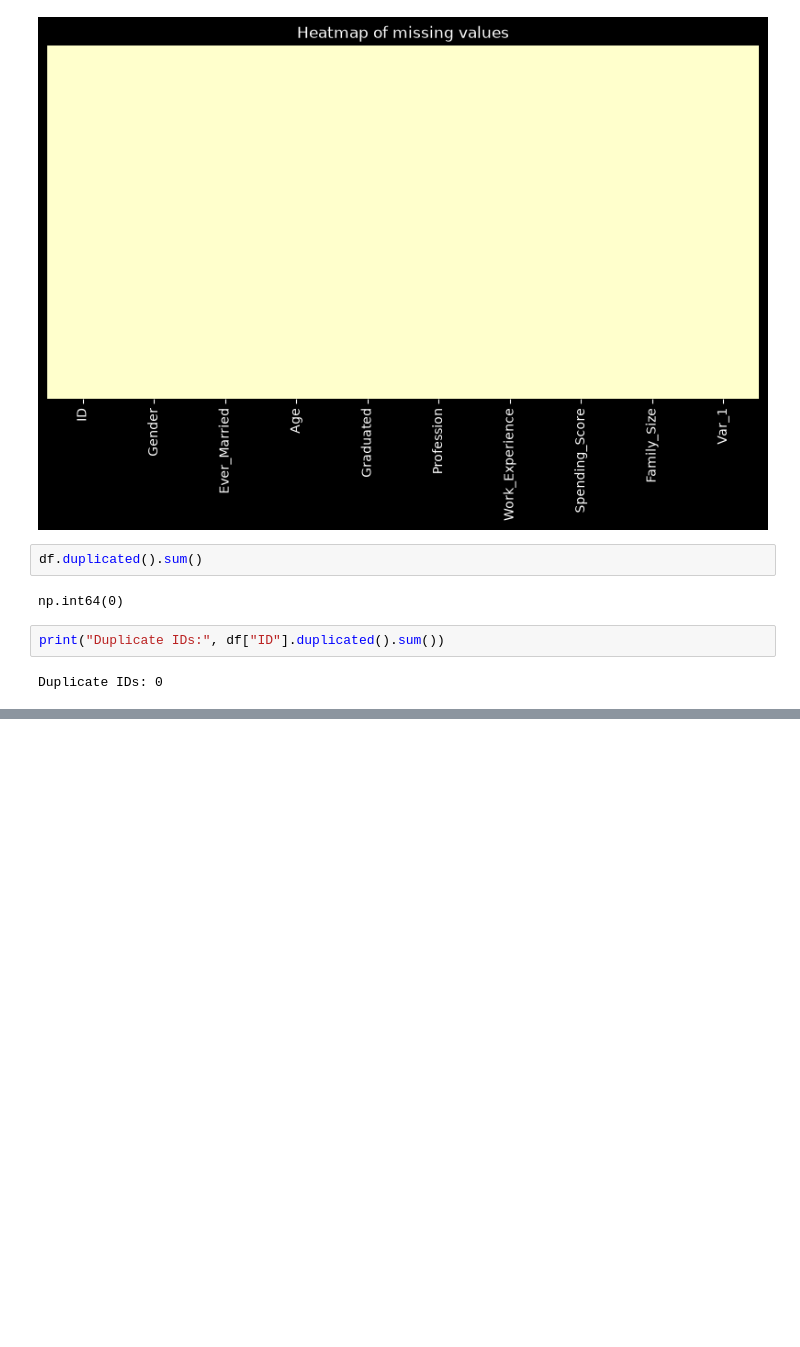
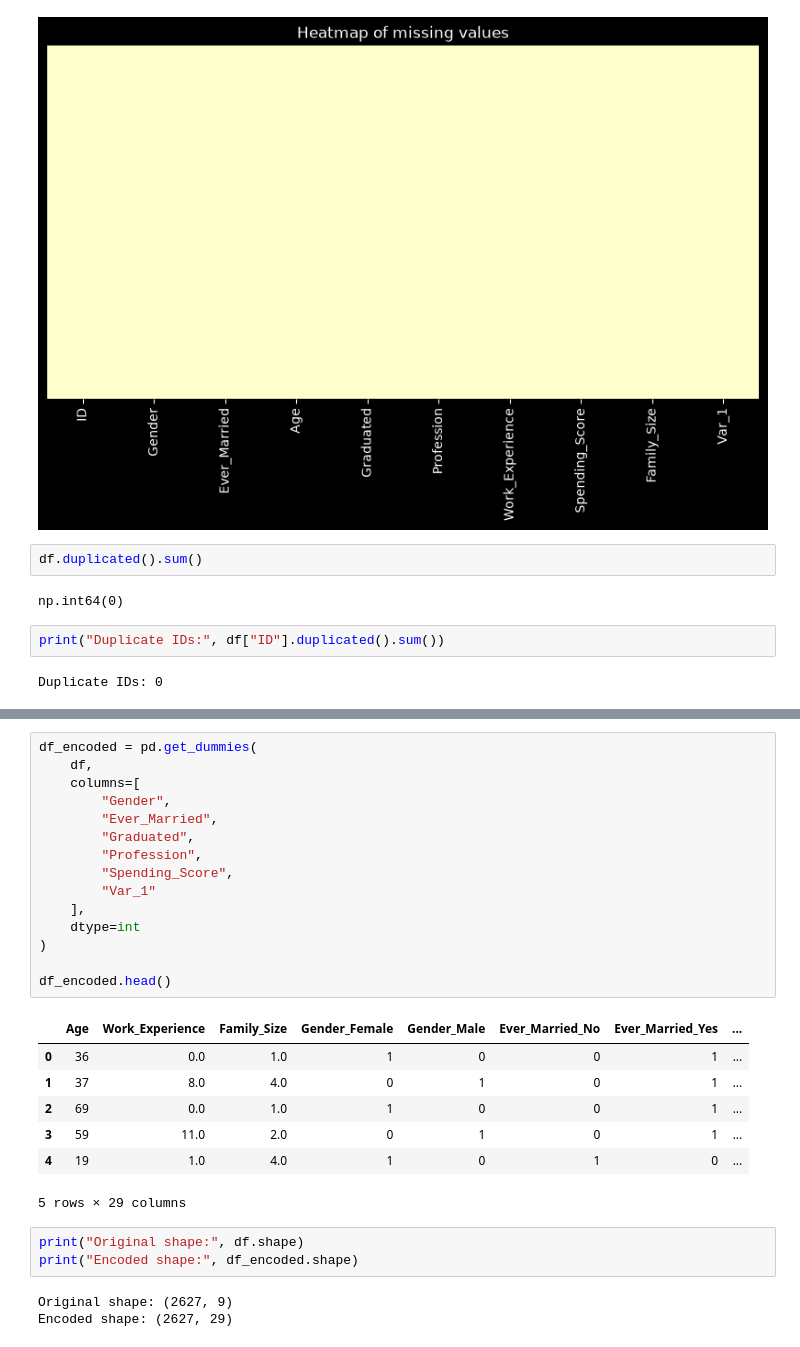
Before and after one commit to MUHAMMADZARYABKHAN-21/new.py, a Jupyter notebook: SCIKIT/Project_Cutomer_Segmentation.ipynb, the cells around one changed output, grey strips where cells are left out. Drawn from its saved outputs; the diff is of its cells as text; blank space fills up the shorter version.

```diff
--- a/SCIKIT/Project_Cutomer_Segmentation.ipynb
+++ b/SCIKIT/Project_Cutomer_Segmentation.ipynb
@@ -237,0 +256,29 @@ NameError: name 'df' is not defined
+# %%
+df_encoded = pd.get_dummies(
+    df,
+    columns=[
+        "Gender",
+        "Ever_Married",
+        "Graduated",
+        "Profession",
+        "Spending_Score",
+        "Var_1"
+    ],
+    dtype=int
+)
+
+df_encoded.head()
+# %% [output]
+|  | Age | Work_Experience | Family_Size | Gender_Female | Gender_Male | Ever_Married_No | Ever_Married_Yes | ... |
+| 0 | 36 | 0.0 | 1.0 | 1 | 0 | 0 | 1 | ... |
+| 1 | 37 | 8.0 | 4.0 | 0 | 1 | 0 | 1 | ... |
+| 2 | 69 | 0.0 | 1.0 | 1 | 0 | 0 | 1 | ... |
+| 3 | 59 | 11.0 | 2.0 | 0 | 1 | 0 | 1 | ... |
+| 4 | 19 | 1.0 | 4.0 | 1 | 0 | 1 | 0 | ... |
+5 rows × 29 columns
+# %%
+print("Original shape:", df.shape)
+print("Encoded shape:", df_encoded.shape)
+# %% [output]
+Original shape: (2627, 9)
+Encoded shape: (2627, 29)
```
Also changed, not shown: parts of 7 cells of this notebook.
